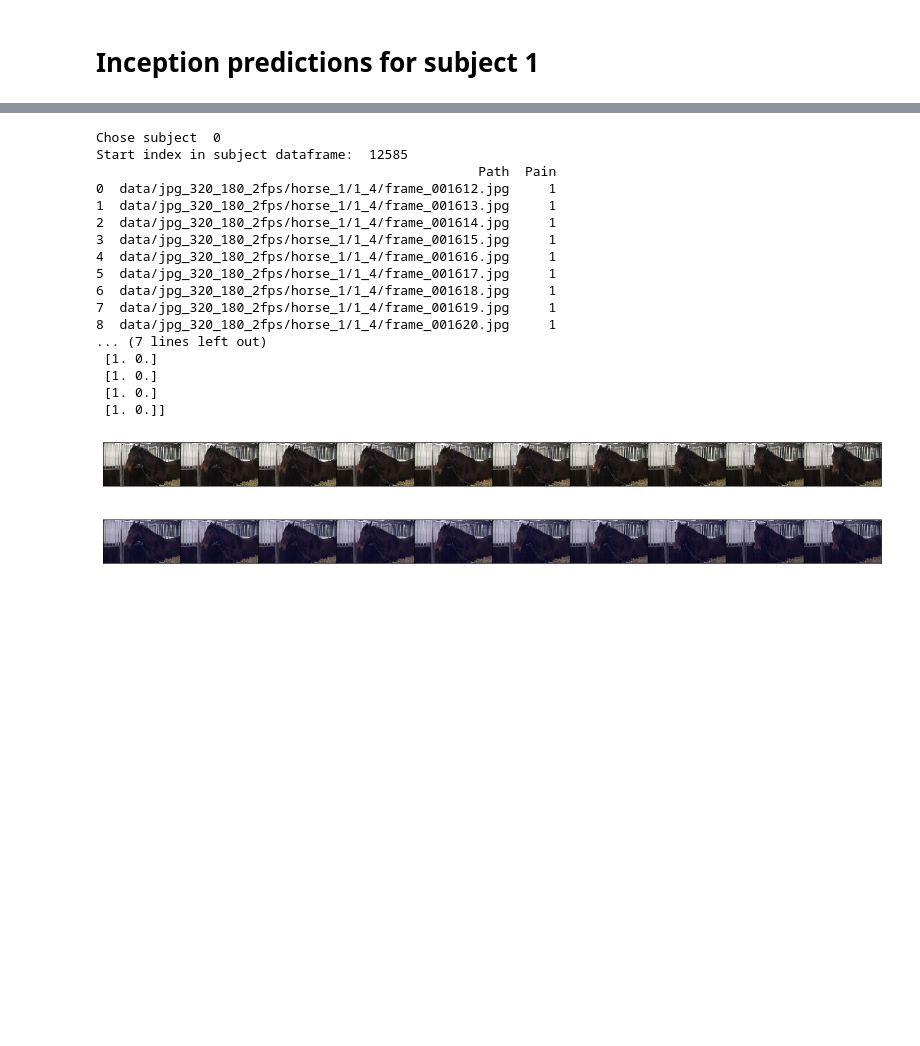
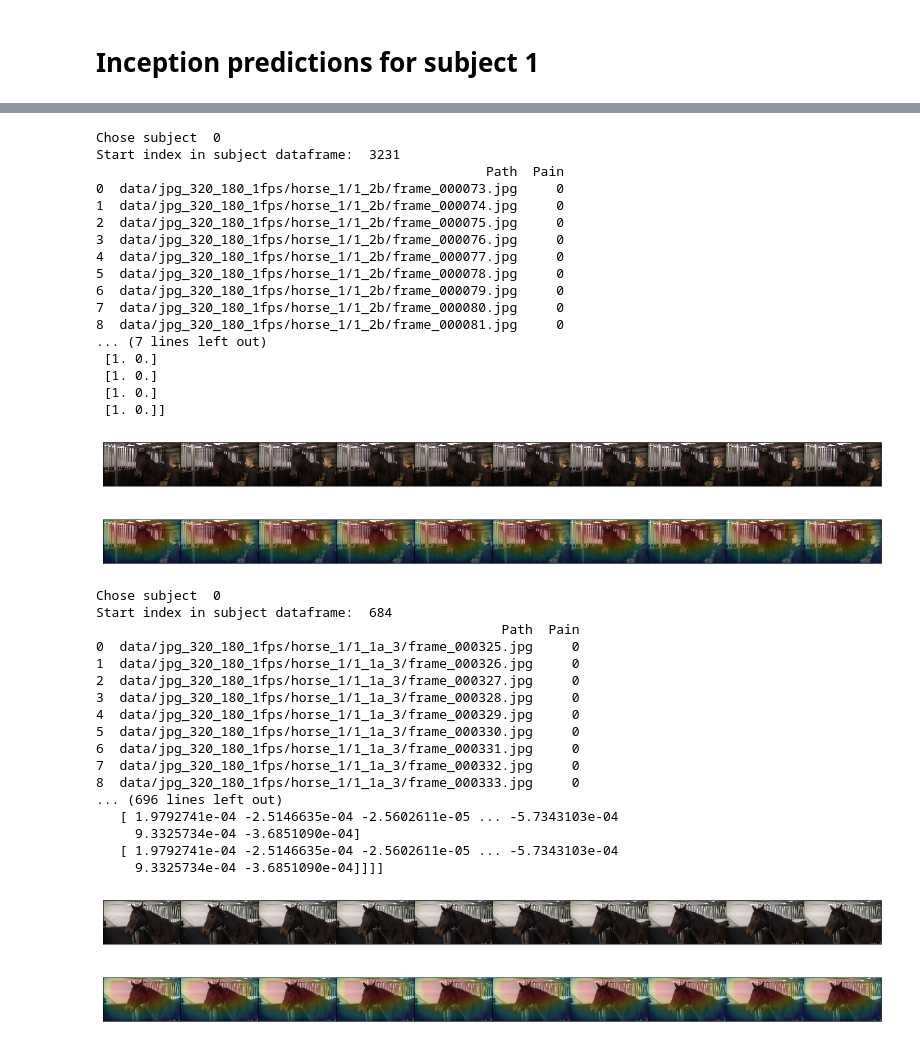
Before and after one commit to sofiabroome/painface-recognition, a Jupyter notebook: notebooks/gradcam_inception_sequence_t0.ipynb, the cells around one changed output, grey strips where cells are left out. Saved outputs shown, nothing was run; the diff lists cells and outputs as text; code cells hidden in the pictures; blank space fills up the shorter version.

```diff
--- a/notebooks/gradcam_inception_sequence_t0.ipynb
+++ b/notebooks/gradcam_inception_sequence_t0.ipynb
@@ -24,7 +24,7 @@ pd.set_option('max_colwidth', 800)
 Using TensorFlow backend.
 # %%
 # Data paths
-rgb_path = '../data/jpg_320_180_2fps/'
+rgb_path = '../data/jpg_320_180_1fps/'
 of_path = 'no'
 
 # Hyperparameters
@@ -279,20 +279,45 @@ batch_label = np.array(batch_label, dtype=np.uint8)
 run_on_one_sequence(sess, model, batch_img, args)
 # %% [output]
 Chose subject  0
-Start index in subject dataframe:  12585
-                                                 Path  Pain
-0  data/jpg_320_180_2fps/horse_1/1_4/frame_001612.jpg     1
-1  data/jpg_320_180_2fps/horse_1/1_4/frame_001613.jpg     1
-2  data/jpg_320_180_2fps/horse_1/1_4/frame_001614.jpg     1
-3  data/jpg_320_180_2fps/horse_1/1_4/frame_001615.jpg     1
-4  data/jpg_320_180_2fps/horse_1/1_4/frame_001616.jpg     1
-5  data/jpg_320_180_2fps/horse_1/1_4/frame_001617.jpg     1
-6  data/jpg_320_180_2fps/horse_1/1_4/frame_001618.jpg     1
-7  data/jpg_320_180_2fps/horse_1/1_4/frame_001619.jpg     1
-8  data/jpg_320_180_2fps/horse_1/1_4/frame_001620.jpg     1
+Start index in subject dataframe:  3231
+                                                  Path  Pain
+0  data/jpg_320_180_1fps/horse_1/1_2b/frame_000073.jpg     0
+1  data/jpg_320_180_1fps/horse_1/1_2b/frame_000074.jpg     0
+2  data/jpg_320_180_1fps/horse_1/1_2b/frame_000075.jpg     0
+3  data/jpg_320_180_1fps/horse_1/1_2b/frame_000076.jpg     0
+4  data/jpg_320_180_1fps/horse_1/1_2b/frame_000077.jpg     0
+5  data/jpg_320_180_1fps/horse_1/1_2b/frame_000078.jpg     0
+6  data/jpg_320_180_1fps/horse_1/1_2b/frame_000079.jpg     0
+7  data/jpg_320_180_1fps/horse_1/1_2b/frame_000080.jpg     0
+8  data/jpg_320_180_1fps/horse_1/1_2b/frame_000081.jpg     0
 ... (7 lines left out)
  [1. 0.]
  [1. 0.]
  [1. 0.]
  [1. 0.]]
-[figure, old version]
+[figure, new version]
+# %%
+batch_img, batch_label = utils.data_for_one_random_sequence_4D(args, subject_dfs, computer='local', subject=0, start_index=684)
+batch_img = np.array(batch_img, dtype=np.float32)
+
+batch_label = np.array(batch_label, dtype=np.uint8)
+run_on_one_sequence(sess, model, batch_img, args)
+# %% [output]
+Chose subject  0
+Start index in subject dataframe:  684
+                                                    Path  Pain
+0  data/jpg_320_180_1fps/horse_1/1_1a_3/frame_000325.jpg     0
+1  data/jpg_320_180_1fps/horse_1/1_1a_3/frame_000326.jpg     0
+2  data/jpg_320_180_1fps/horse_1/1_1a_3/frame_000327.jpg     0
+3  data/jpg_320_180_1fps/horse_1/1_1a_3/frame_000328.jpg     0
+4  data/jpg_320_180_1fps/horse_1/1_1a_3/frame_000329.jpg     0
+5  data/jpg_320_180_1fps/horse_1/1_1a_3/frame_000330.jpg     0
+6  data/jpg_320_180_1fps/horse_1/1_1a_3/frame_000331.jpg     0
+7  data/jpg_320_180_1fps/horse_1/1_1a_3/frame_000332.jpg     0
+8  data/jpg_320_180_1fps/horse_1/1_1a_3/frame_000333.jpg     0
+... (696 lines left out)
+   [ 1.9792741e-04 -2.5146635e-04 -2.5602611e-05 ... -5.7343103e-04
+     9.3325734e-04 -3.6851090e-04]
+   [ 1.9792741e-04 -2.5146635e-04 -2.5602611e-05 ... -5.7343103e-04
+     9.3325734e-04 -3.6851090e-04]]]]
+[figure, added]
```
Also changed, not shown: parts of 7 cells of this notebook, 2 other files.
